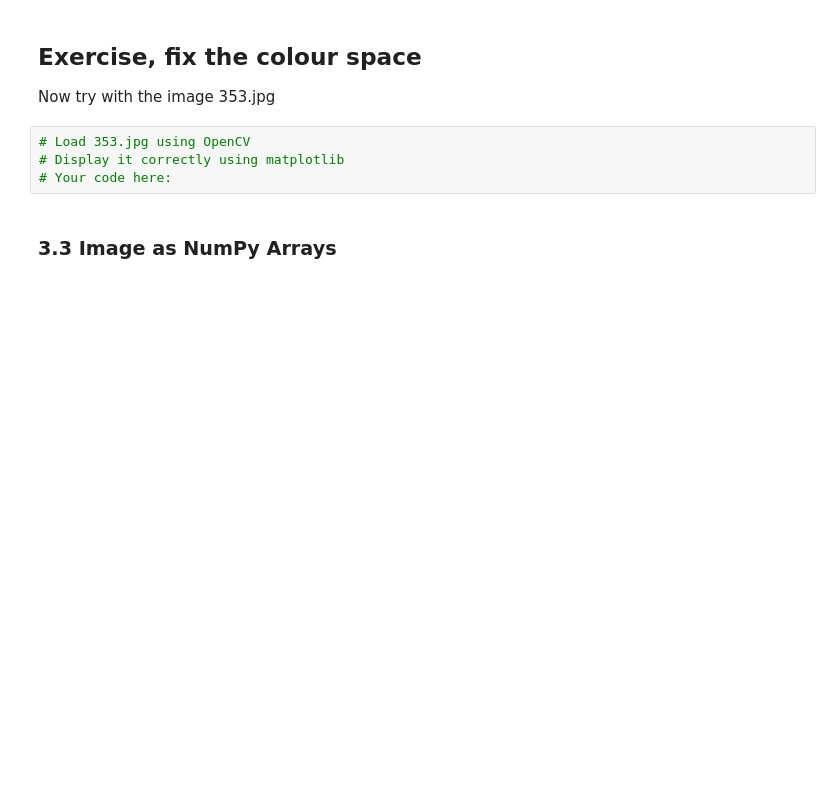
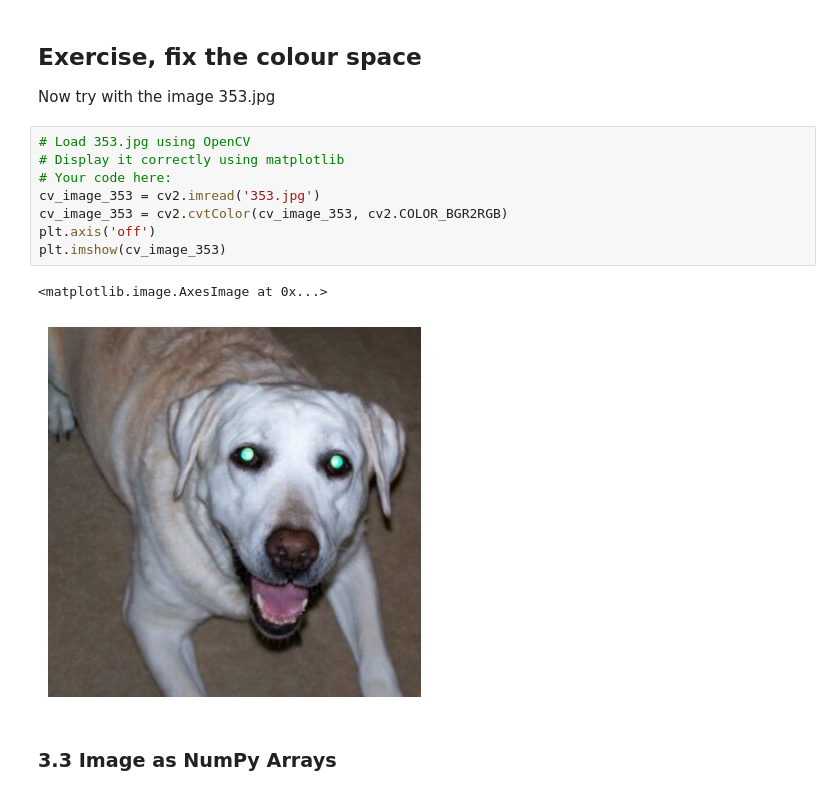
Before and after one commit to MatthewMcCarthy1/machine-learning-labs, a Jupyter notebook: Lab 1/Week 1 Files-20260119/ML_Lab1_Data_Fundamentals.ipynb, the cells around one changed output. Cells and saved outputs as stored; diff of their text form; blank space fills up the shorter version.

```diff
--- a/Lab 1/Week 1 Files-20260119/ML_Lab1_Data_Fundamentals.ipynb
+++ b/Lab 1/Week 1 Files-20260119/ML_Lab1_Data_Fundamentals.ipynb
@@ -789,7 +788,14 @@ Now try with the image 353.jpg
 # %%
 # Load 353.jpg using OpenCV
 # Display it correctly using matplotlib
 # Your code here:
+cv_image_353 = cv2.imread('353.jpg')
+cv_image_353 = cv2.cvtColor(cv_image_353, cv2.COLOR_BGR2RGB)
+plt.axis('off')
+plt.imshow(cv_image_353)
+# %% [output]
+<matplotlib.image.AxesImage at 0x...>
+[figure, added]
 # %% [markdown]
 ### 3.3 Image as NumPy Arrays
 # %%
```
Also changed, not shown: parts of 14 cells of this notebook.
